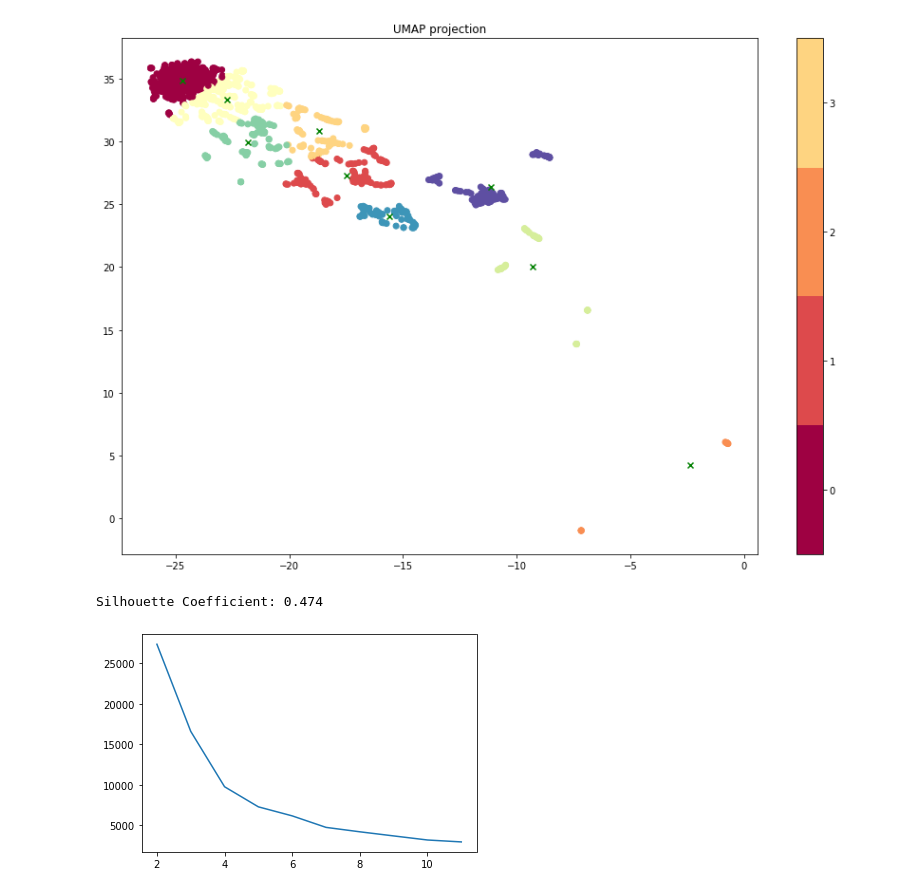
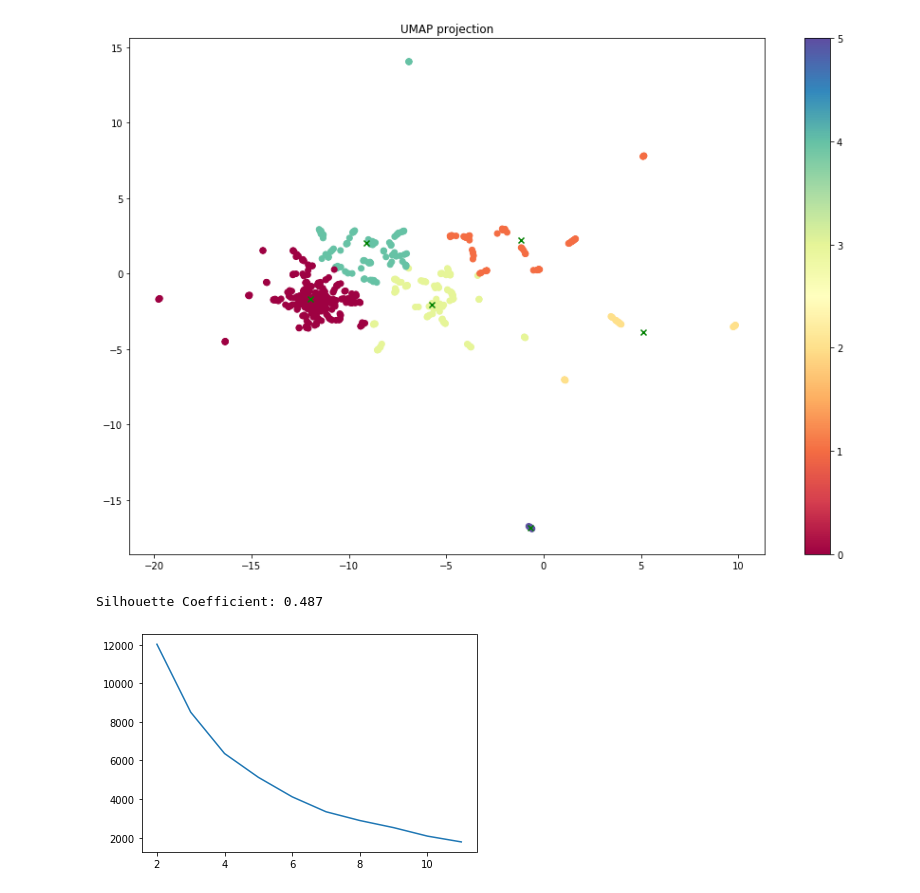
Before and after one commit to noeliacarrion/tweeffinity-final-project-ironhack, a Jupyter notebook: jupyter_notebook/cleaning_data.ipynb, the cells around one changed output. Cells and saved outputs as stored; diff of their text form; code cells hidden in the pictures.

```diff
--- a/jupyter_notebook/cleaning_data.ipynb
+++ b/jupyter_notebook/cleaning_data.ipynb
@@ -227,5 +261,5 @@ array([[ 0.00000000e+00,  8.93298959e-01,  9.11971825e-01, ...,
 from mpl_toolkits.mplot3d import Axes3D
 import umap
 # %%
-umap = UMAP(n_components=2, n_neighbors=8)
+umap = UMAP(n_components=2, n_neighbors=5)
 embedding = umap.fit_transform(dist)
@@ -284,7 +333,7 @@ from mpl_toolkits.mplot3d import Axes3D
 # %%
 from sklearn.cluster import KMeans
 
-num_clusters = 9
+num_clusters = 6
 
 km = KMeans(n_clusters=num_clusters)
 
@@ -297,23 +346,23 @@ Wall time: 109 ms
 # %%
 from matplotlib.pyplot import figure
 fig = plt.figure(figsize=(15, 10))
 plt.scatter(umap_df['emb_1'], umap_df['emb_2'], c =km.labels_, cmap='Spectral')
 #plt.gca().set_aspect('equal', 'datalim')
-plt.colorbar(boundaries=np.arange(5)-0.5).set_ticks(np.arange(4))
+plt.colorbar()#boundaries=np.arange(7)-0.5).set_ticks(np.arange(6))
 centers = np.array(km.cluster_centers_)
 
 #This array is one dimensional, thus we plot it using:
 plt.scatter(centers[:,0], centers[:,1], marker="x", color='green')
 plt.title('UMAP projection', fontsize=12);
 # %% [output]
-[figure, old version]
+[figure, new version]
 # %%
 from sklearn.metrics import silhouette_score
 
 print("Silhouette Coefficient: %0.3f"
       % silhouette_score(embedding, km.predict(embedding)))
 # %% [output]
-Silhouette Coefficient: 0.474
+Silhouette Coefficient: 0.487
 # %%
 inertia = []
 
@@ -324,5 +373,5 @@ for n_clusters in range(2, 12):
 
 plt.plot(range(2, 12), inertia);
 # %% [output]
-[figure, old version]
+[figure, new version]
 # %%
```
Also changed, not shown: parts of 29 cells of this notebook, 2 other files.
